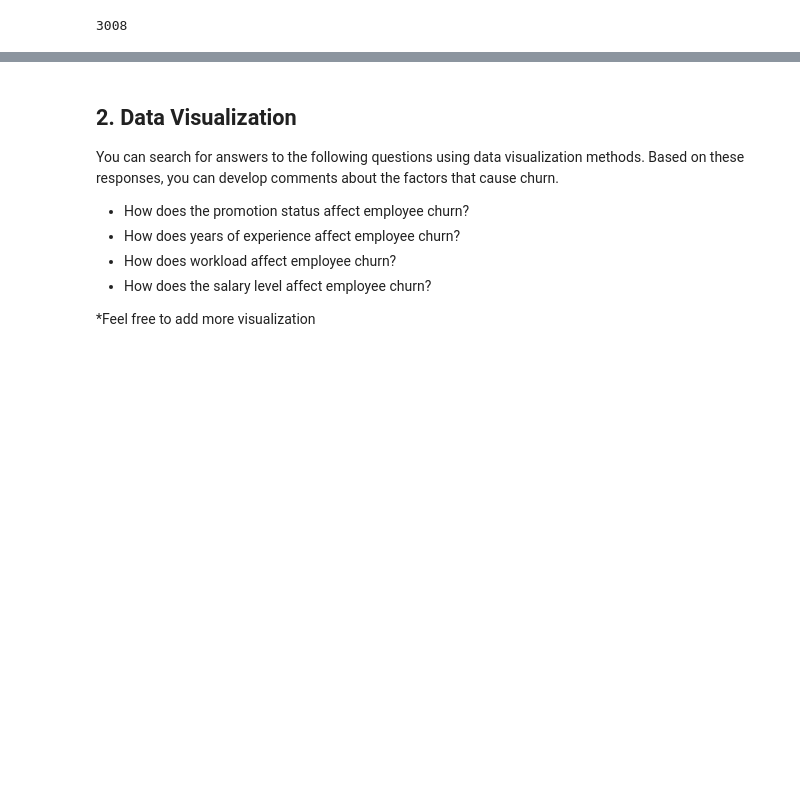
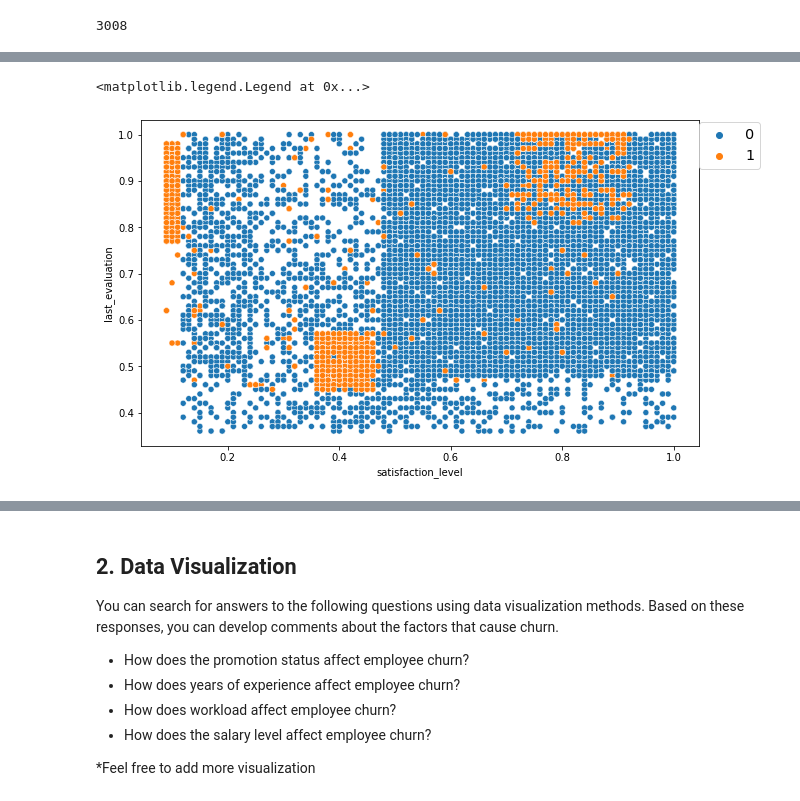
Before and after one commit to habip-bingol/Projects, a Jupyter notebook: ML_Projects/Capstone Projects/Churn_Prediction/Churn_Prediction.ipynb, the cells around one changed output, grey strips where cells are left out. Cells and saved outputs as stored; diff of their text form; code cells hidden in the pictures; blank space fills up the shorter version.

```diff
--- a/ML_Projects/Capstone Projects/Churn_Prediction/Churn_Prediction.ipynb
+++ b/ML_Projects/Capstone Projects/Churn_Prediction/Churn_Prediction.ipynb
@@ -271,0 +312,6 @@ sns.histplot(x=df.satisfaction_level)
+# %%
+sns.scatterplot(x=df.satisfaction_level, y=df.last_evaluation, hue=df.left)
+plt.legend(loc=(1,0.85),fontsize="x-large")
+# %% [output]
+<matplotlib.legend.Legend at 0x...>
+[figure, added]
```
Also changed, not shown: parts of 36 cells of this notebook.
